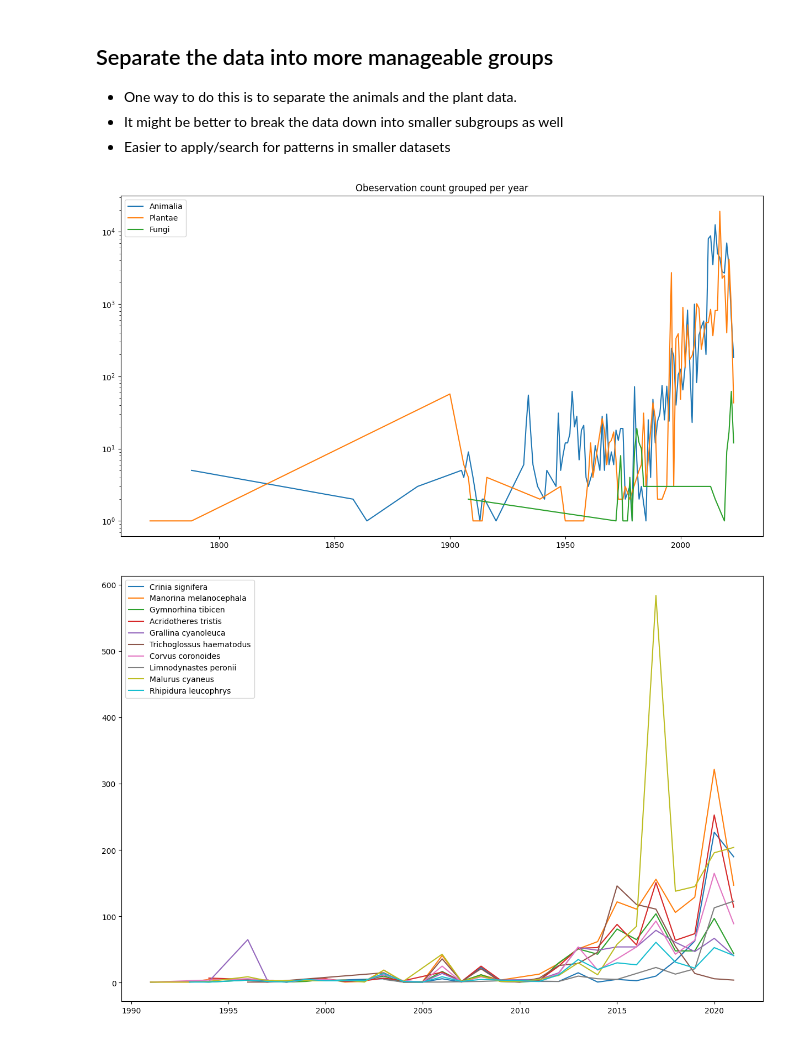
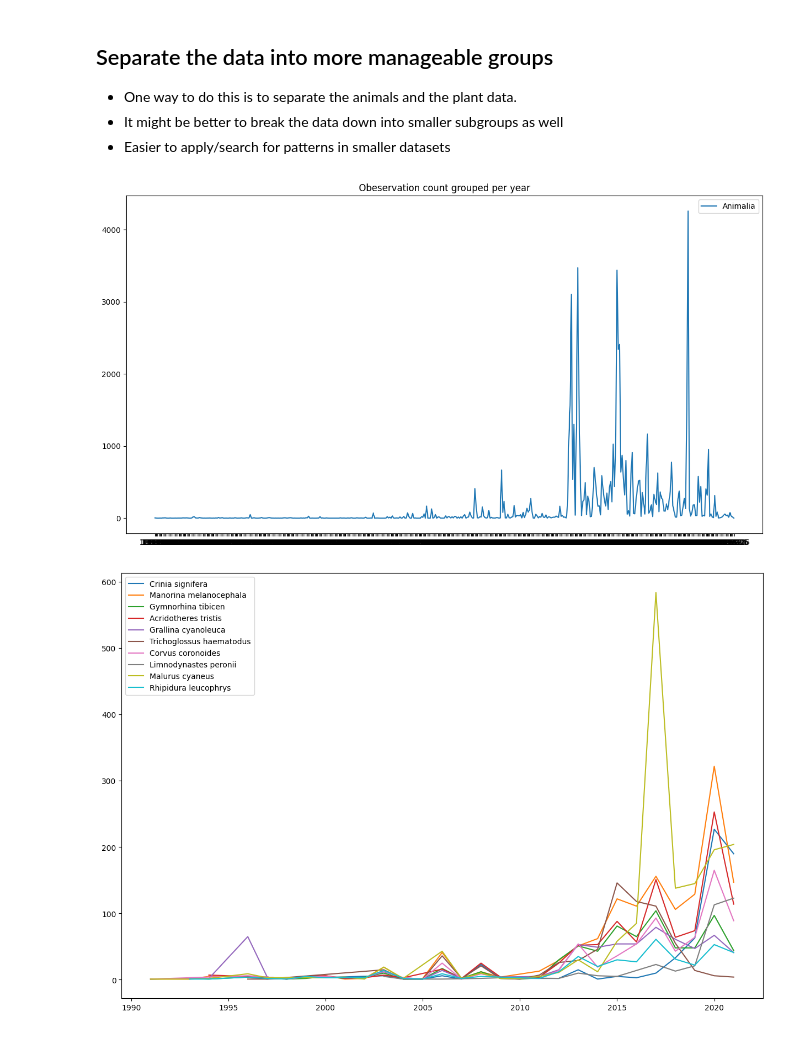
Before and after one commit to ninnzz/savekoalaplease, a Jupyter notebook: process.ipynb, the cells around one changed output. Drawn from its saved outputs; the diff is of its cells as text; code cells hidden in the pictures.

```diff
--- a/process.ipynb
+++ b/process.ipynb
@@ -135,18 +135,20 @@ plant_data = cleaned_data[cleaned_data.kingdom == "Plantae"]
 animal_data = cleaned_data[cleaned_data.kingdom == "Animalia"]
 fungi_data = cleaned_data[cleaned_data.kingdom == "Fungi"]
 # %%
-animal_yearly = animal_data.final_count.groupby([animal_data.date_clean.dt.year]).agg("sum")
-plant_yearly = plant_data.final_count.groupby([plant_data.date_clean.dt.year]).agg("sum")
+animal_yearly = animal_data.final_count.groupby(animal_data.date_clean.dt.to_period("M")).agg("sum")
+plant_yearly = plant_data.final_count.groupby(plant_data.date_clean.dt.to_period("M")).agg("sum")
 fungi_yearly = fungi_data.final_count.groupby([fungi_data.date_clean.dt.year]).agg("sum")
 
 plt.figure(figsize=(15, 8))
-plt.plot(animal_yearly.index, animal_yearly.values, label="Animalia")
-plt.plot(plant_yearly.index, plant_yearly.values, label="Plantae")
-plt.plot(fungi_yearly.index, fungi_yearly.values, label="Fungi")
-plt.yscale("log")
+plt.plot(animal_yearly.index.to_series().astype(str).values, animal_yearly.values, label="Animalia")
+# plt.plot(plant_yearly.index.to_series().astype(str).values, plant_yearly.values, label="Plantae")
+# plt.plot(fungi_yearly.index, fungi_yearly.values, label="Fungi")
+# plt.yscale("log")
 plt.title("Obeservation count grouped per year")
 plt.legend()
 plt.show()
+# len(plant_yearly.index.to_series().astype(str).values)
+# len(plant_yearly.values)
 # %% [output]
-[figure, old version]
+[figure, new version]
 # %%
```
Also changed, not shown: parts of 13 cells of this notebook.
